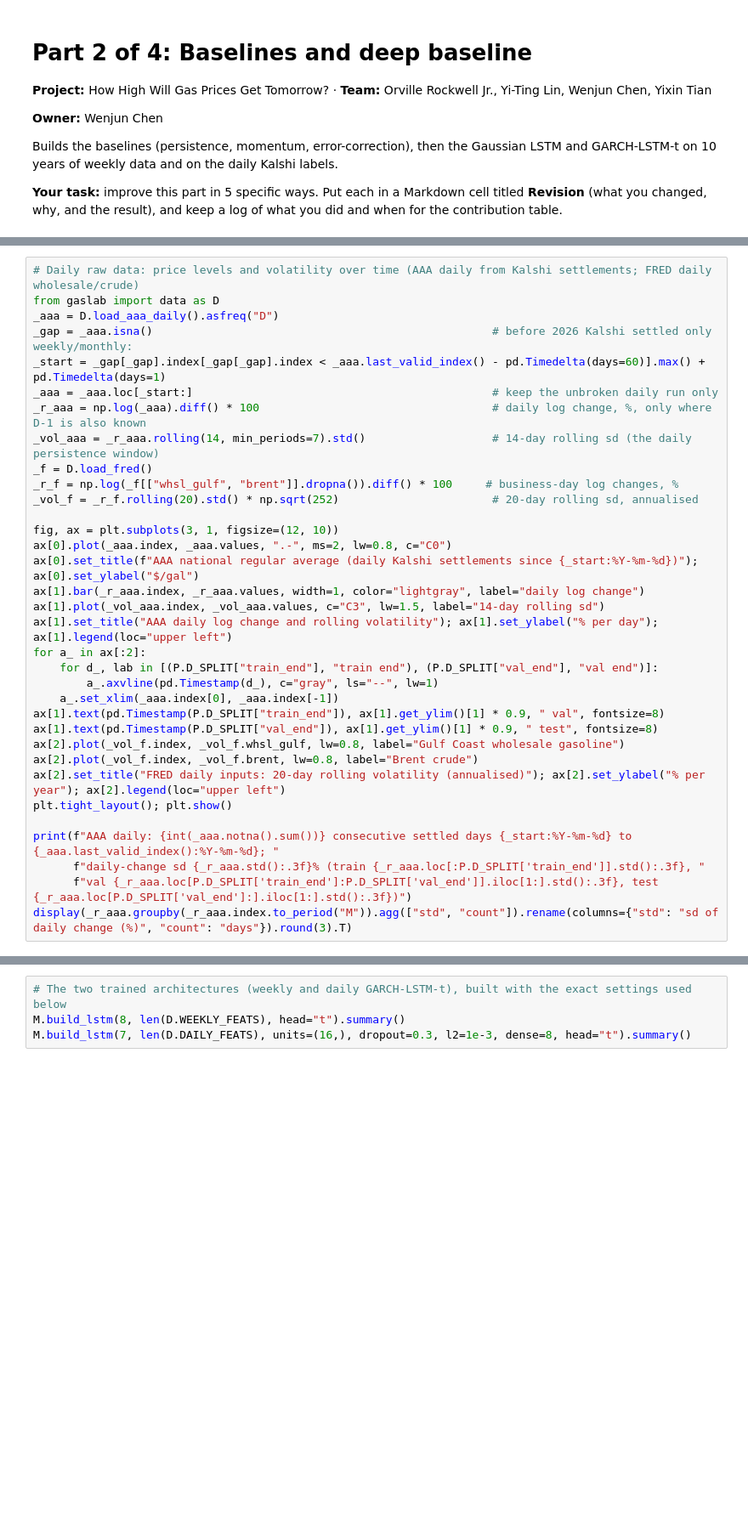
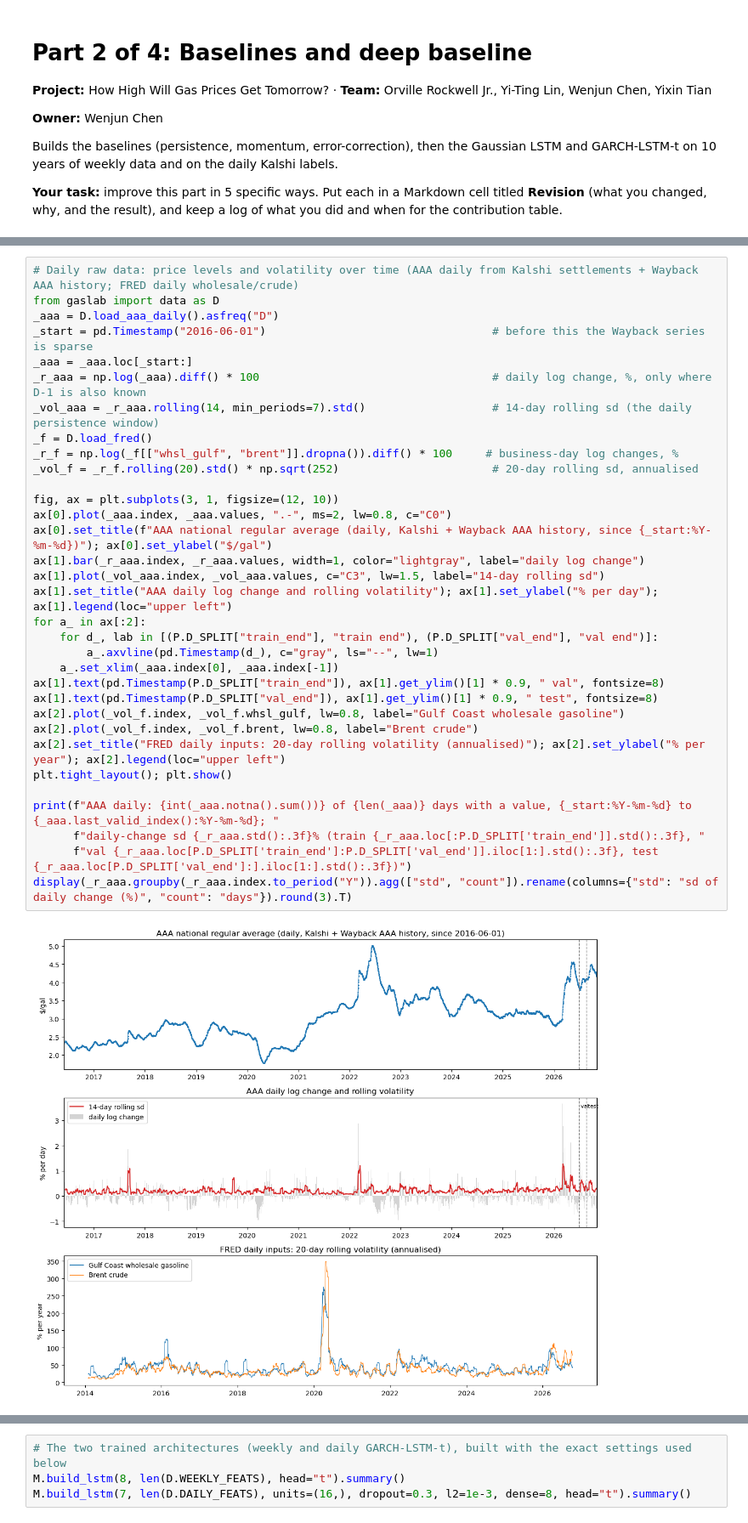
Before and after one commit to OrvilleRockwellJr/aai6640-team5, a Jupyter notebook: Part2_Baselines.ipynb, the cells around one changed output, grey strips where cells are left out. Shown at 85% size. Saved outputs shown, nothing was run; the diff lists cells and outputs as text; blank space fills up the shorter version.

```diff
--- a/Part2_Baselines.ipynb
+++ b/Part2_Baselines.ipynb
@@ -97,34 +140,35 @@ AAA daily series (Kalshi settlement values; only the unbroken daily run since Ma
 # %%
-# Daily raw data: price levels and volatility over time (AAA daily from Kalshi settlements; FRED daily wholesale/crude)
+# Daily raw data: price levels and volatility over time (AAA daily from Kalshi settlements + Wayback AAA history; FRED daily wholesale/crude)
 from gaslab import data as D
 _aaa = D.load_aaa_daily().asfreq("D")
-_gap = _aaa.isna()                                                   # before 2026 Kalshi settled only weekly/monthly:
-_start = _gap[_gap].index[_gap[_gap].index < _aaa.last_valid_index() - pd.Timedelta(days=60)].max() + pd.Timedelta(days=1)
-_aaa = _aaa.loc[_start:]                                             # keep the unbroken daily run only
+_start = pd.Timestamp("2016-06-01")                                  # before this the Wayback series is sparse
+_aaa = _aaa.loc[_start:]
 _r_aaa = np.log(_aaa).diff() * 100                                   # daily log change, %, only where D-1 is also known
 _vol_aaa = _r_aaa.rolling(14, min_periods=7).std()                   # 14-day rolling sd (the daily persistence window)
 _f = D.load_fred()
 _r_f = np.log(_f[["whsl_gulf", "brent"]].dropna()).diff() * 100     # business-day log changes, %
 _vol_f = _r_f.rolling(20).std() * np.sqrt(252)                       # 20-day rolling sd, annualised
 
 fig, ax = plt.subplots(3, 1, figsize=(12, 10))
 ax[0].plot(_aaa.index, _aaa.values, ".-", ms=2, lw=0.8, c="C0")
-ax[0].set_title(f"AAA national regular average (daily Kalshi settlements since {_start:%Y-%m-%d})"); ax[0].set_ylabel("$/gal")
+ax[0].set_title(f"AAA national regular average (daily, Kalshi + Wayback AAA history, since {_start:%Y-%m-%d})"); ax[0].set_ylabel("$/gal")
 ax[1].bar(_r_aaa.index, _r_aaa.values, width=1, color="lightgray", label="daily log change")
 ax[1].plot(_vol_aaa.index, _vol_aaa.values, c="C3", lw=1.5, label="14-day rolling sd")
 ax[1].set_title("AAA daily log change and rolling volatility"); ax[1].set_ylabel("% per day"); ax[1].legend(loc="upper left")
 for a_ in ax[:2]:
     for d_, lab in [(P.D_SPLIT["train_end"], "train end"), (P.D_SPLIT["val_end"], "val end")]:
         a_.axvline(pd.Timestamp(d_), c="gray", ls="--", lw=1)
     a_.set_xlim(_aaa.index[0], _aaa.index[-1])
 ax[1].text(pd.Timestamp(P.D_SPLIT["train_end"]), ax[1].get_ylim()[1] * 0.9, " val", fontsize=8)
 ax[1].text(pd.Timestamp(P.D_SPLIT["val_end"]), ax[1].get_ylim()[1] * 0.9, " test", fontsize=8)
 ax[2].plot(_vol_f.index, _vol_f.whsl_gulf, lw=0.8, label="Gulf Coast wholesale gasoline")
 ax[2].plot(_vol_f.index, _vol_f.brent, lw=0.8, label="Brent crude")
 ax[2].set_title("FRED daily inputs: 20-day rolling volatility (annualised)"); ax[2].set_ylabel("% per year"); ax[2].legend(loc="upper left")
 plt.tight_layout(); plt.show()
 
-print(f"AAA daily: {int(_aaa.notna().sum())} consecutive settled days {_start:%Y-%m-%d} to {_aaa.last_valid_index():%Y-%m-%d}; "
+print(f"AAA daily: {int(_aaa.notna().sum())} of {len(_aaa)} days with a value, {_start:%Y-%m-%d} to {_aaa.last_valid_index():%Y-%m-%d}; "
       f"daily-change sd {_r_aaa.std():.3f}% (train {_r_aaa.loc[:P.D_SPLIT['train_end']].std():.3f}, "
       f"val {_r_aaa.loc[P.D_SPLIT['train_end']:P.D_SPLIT['val_end']].iloc[1:].std():.3f}, test {_r_aaa.loc[P.D_SPLIT['val_end']:].iloc[1:].std():.3f})")
-display(_r_aaa.groupby(_r_aaa.index.to_period("M")).agg(["std", "count"]).rename(columns={"std": "sd of daily change (%)", "count": "days"}).round(3).T)
+display(_r_aaa.groupby(_r_aaa.index.to_period("Y")).agg(["std", "count"]).rename(columns={"std": "sd of daily change (%)", "count": "days"}).round(3).T)
+# %% [output]
+[figure, added]
```
Also changed, not shown: parts of 45 cells of this notebook, 11 other files.
